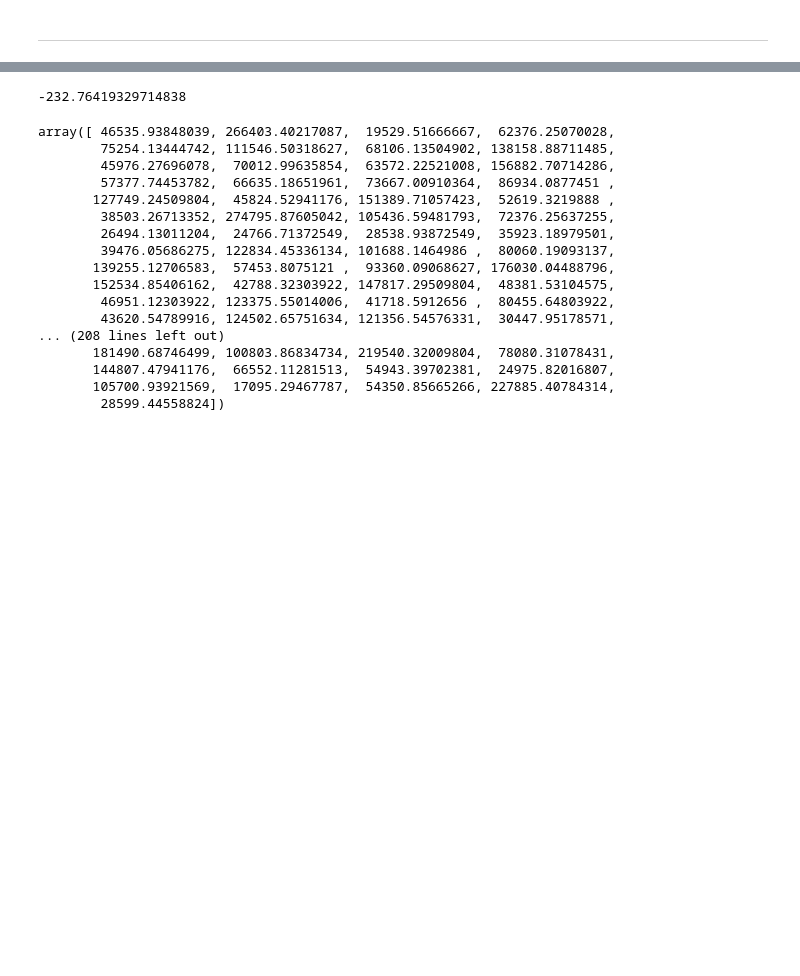
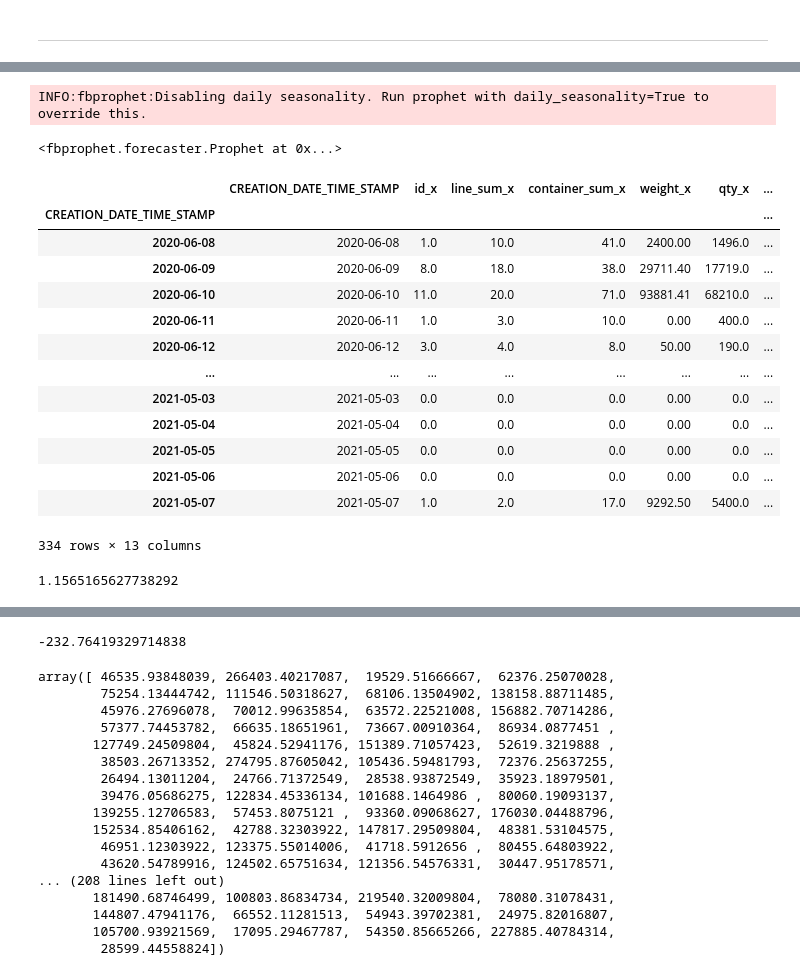
Before and after one commit to fyenne/play3_timeseries, a Jupyter notebook: hpi_out.ipynb, the cells around one changed output, grey strips where cells are left out. Drawn from its saved outputs; the diff is of its cells as text; code cells hidden in the pictures; blank space fills up the shorter version.

```diff
--- a/hpi_out.ipynb
+++ b/hpi_out.ipynb
@@ -181,0 +256,2 @@ train_full.pop('CREATION_DATE_TIME_STAMP')
+# %%
+train_full['CREATION_DATE_TIME_STAMP'] = train_full.index;train_full.dtypes
@@ -181,0 +273,5 @@ train_full.pop('CREATION_DATE_TIME_STAMP')
+# %%
+x = train_full
+# x['CREATION_DATE_TIME_STAMP'] = x.index
+x_train, x_test = temporal_train_test_split(x)
+x.dtypes
@@ -181,0 +297,36 @@ train_full.pop('CREATION_DATE_TIME_STAMP')
+# %%
+from fbprophet import Prophet
+# df = x[['CREATION_DATE_TIME_STAMP', 'qty']]
+df = x_train
+df = df.rename({'CREATION_DATE_TIME_STAMP' : 'ds', 'qty_x': 'y'}, axis = 1)
+m = Prophet()
+[m.add_regressor(i) for i in cols]
+
+m.fit(df)
+# %% [output]
+INFO:fbprophet:Disabling daily seasonality. Run prophet with daily_seasonality=True to override this.
+<fbprophet.forecaster.Prophet at 0x...>
+# %%
+x_test
+# %% [output]
+|  | CREATION_DATE_TIME_STAMP | id_x | line_sum_x | container_sum_x | weight_x | qty_x | ... |
+| CREATION_DATE_TIME_STAMP |  |  |  |  |  |  | ... |
+| 2020-06-08 | 2020-06-08 | 1.0 | 10.0 | 41.0 | 2400.00 | 1496.0 | ... |
+| 2020-06-09 | 2020-06-09 | 8.0 | 18.0 | 38.0 | 29711.40 | 17719.0 | ... |
+| 2020-06-10 | 2020-06-10 | 11.0 | 20.0 | 71.0 | 93881.41 | 68210.0 | ... |
+| 2020-06-11 | 2020-06-11 | 1.0 | 3.0 | 10.0 | 0.00 | 400.0 | ... |
+| 2020-06-12 | 2020-06-12 | 3.0 | 4.0 | 8.0 | 50.00 | 190.0 | ... |
+| ... | ... | ... | ... | ... | ... | ... | ... |
+| 2021-05-03 | 2021-05-03 | 0.0 | 0.0 | 0.0 | 0.00 | 0.0 | ... |
+| 2021-05-04 | 2021-05-04 | 0.0 | 0.0 | 0.0 | 0.00 | 0.0 | ... |
+| 2021-05-05 | 2021-05-05 | 0.0 | 0.0 | 0.0 | 0.00 | 0.0 | ... |
+| 2021-05-06 | 2021-05-06 | 0.0 | 0.0 | 0.0 | 0.00 | 0.0 | ... |
+| 2021-05-07 | 2021-05-07 | 1.0 | 2.0 | 17.0 | 9292.50 | 5400.0 | ... |
+334 rows × 13 columns
+# %%
+x_test = x_test.rename({'CREATION_DATE_TIME_STAMP' : 'ds', 'qty_x': 'y'}, axis = 1)
+# m.predict(x_test)
+mean_absolute_percentage_error(x_test['y'], m.predict(x_test)['yhat'])
+# fig = m.plot_components(m.predict(x_test))
+# %% [output]
+1.1565165627738292
```
Also changed, not shown: parts of 26 cells of this notebook.
